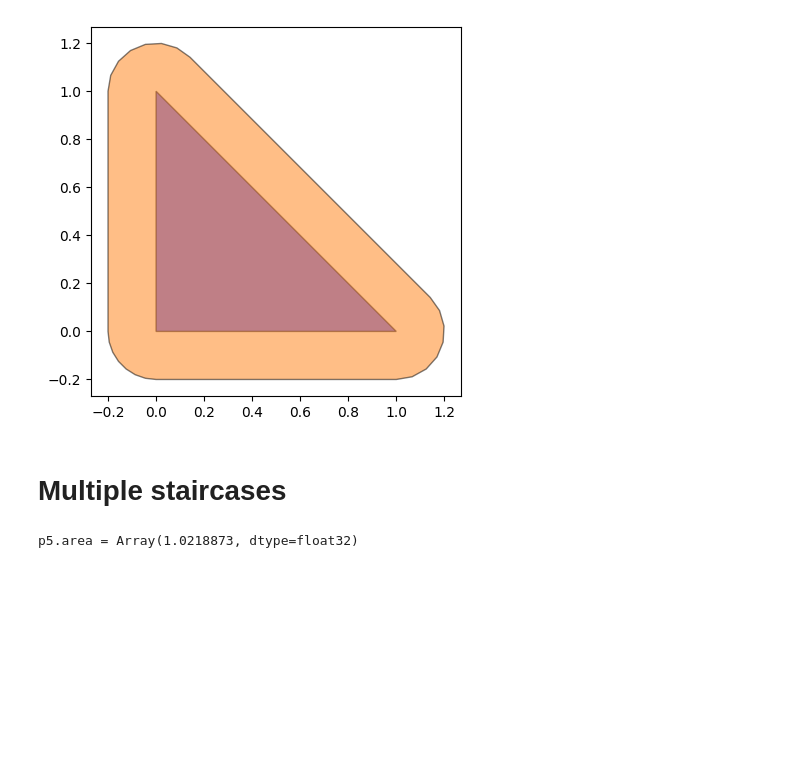
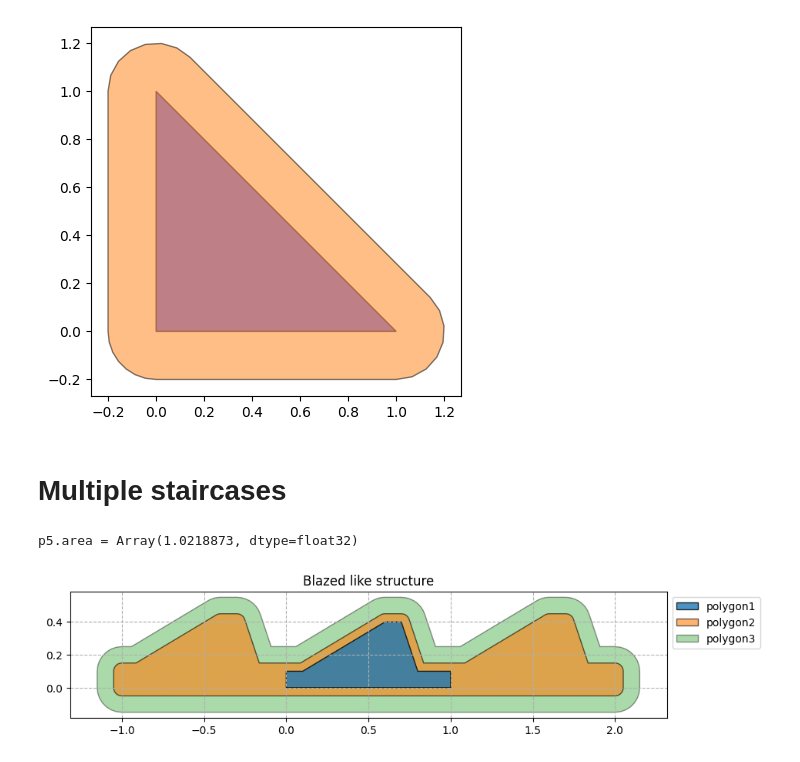
Before and after one commit to seekjim20/dshape, a Jupyter notebook: ipynb/playground.ipynb, the cells around one changed output. Drawn from its saved outputs; the diff is of its cells as text; code cells hidden in the pictures; blank space fills up the shorter version.

```diff
--- a/ipynb/playground.ipynb
+++ b/ipynb/playground.ipynb
@@ -205,29 +205,39 @@ p2.area = Array(1.306474, dtype=float32)
 # %%
 p1 = geometry.Polygon(
     vertices=jnp.array(
         [
             [0.0, 0.0],
             [1.0, 0.0],
             [1.0, 0.1],
             [0.8, 0.1],
             [0.7, 0.4],
             [0.6, 0.4],
             [0.1, 0.1],
             [0, 0.1],
         ]
     )
 )
 p2 = mutation.buffer(p1, 0.05)
 p3 = mutation.offset(p2, 1.0, 0.0)
 p4 = mutation.offset(p2, -1.0, 0.0)
 p5 = set_ops.union([p2, p3, p4])
 
 p2b = mutation.buffer(p1, 0.15)
 p3b = mutation.offset(p2b, 1.0, 0.0)
 p4b = mutation.offset(p2b, -1.0, 0.0)
 p5b = set_ops.union([p2b, p3b, p4b])
 
 print(f"{p5.area = }")
+
+fig, ax = plt.subplots(figsize=(10, 4))
+p5b.plot(ax=ax, label='polygon3', color='tab:green', alpha=0.4)
+p5.plot(ax=ax, label='polygon2', color='tab:orange', alpha=0.6)
+p1.plot(ax=ax, label='polygon1', color='tab:blue', alpha=0.8)
+ax.legend(loc='upper left', bbox_to_anchor=(1.0, 1.0), reverse=True)
+ax.grid(True, linestyle='dashed')
+ax.set_title("Blazed like structure")
+
 plotting.plot_polygons([p1, p5, p5b], title="Blazed like structure")
 # %% [output]
 p5.area = Array(1.0218873, dtype=float32)
+[figure, added]
```
Also changed, not shown: parts of 3 cells of this notebook, 16 other files.
